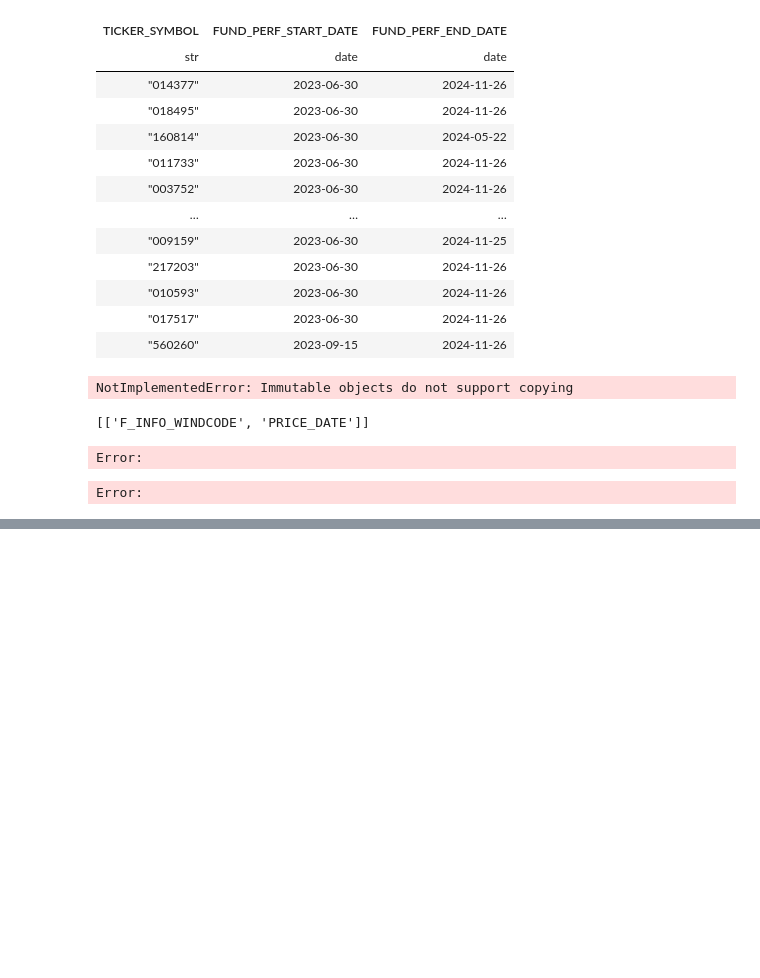
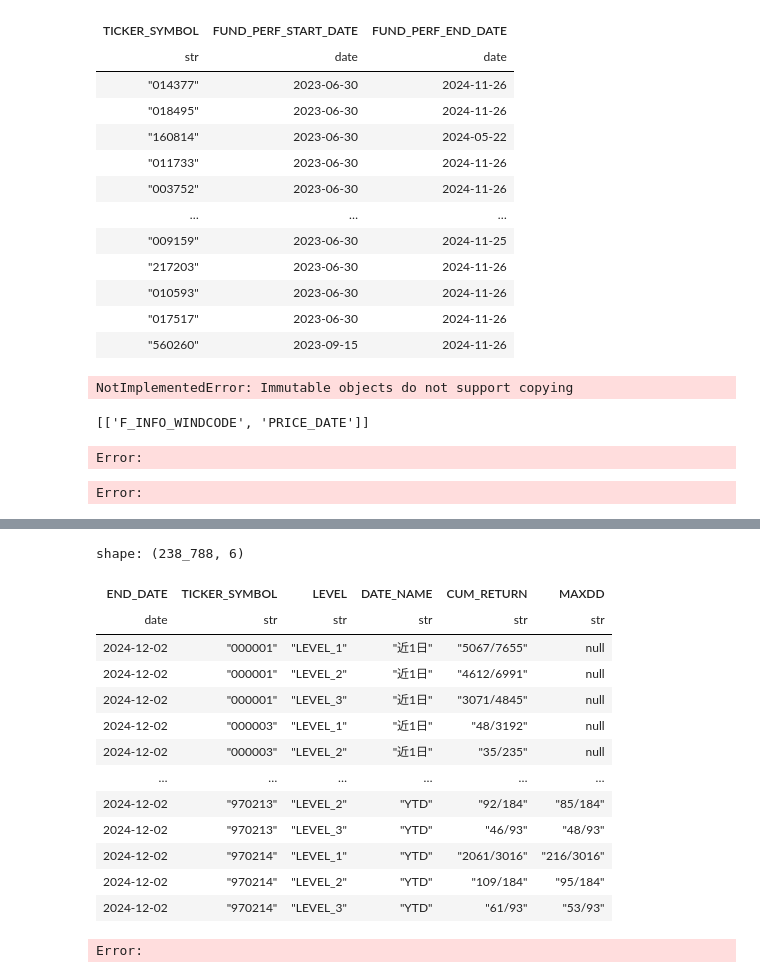
Before and after one commit to cheng66663420/FundResearch, a Jupyter notebook: jupyter/test.ipynb, the cells around one changed output, grey strips where cells are left out. Saved outputs shown, nothing was run; the diff lists cells and outputs as text; code cells hidden in the pictures; blank space fills up the shorter version.

```diff
--- a/jupyter/test.ipynb
+++ b/jupyter/test.ipynb
@@ -725,3 +725,59 @@ shape: (681_772, 13)
 | "970214" | 2024-11-15 | 2024-11-29 | 0.453597 | 14.758201 | 0.030189 | 0.479239 | 15.025131 | ... |
 | "970214" | 2024-11-22 | 2024-11-29 | 0.289829 | 23.524462 | 0.015115 | 0.239939 | 19.175276 | ... |
 | "970214" | 2024-11-28 | 2024-11-29 | 0.081345 | 34.553028 | null | null | null | ... |
+# %%
+from quant_utils.db_conn import JJTG_URI
+import polars as pl
+query_sql = """
+SELECT
+  TRADE_DT as END_DATE,
+  TICKER_SYMBOL,
+  `LEVEL`,
+  F_AVGRETURN_DAY,
+  F_AVGRETURN_WEEK,
+  F_AVGRETURN_MONTH,
+  F_AVGRETURN_THISYEAR,
+  F_MAXDOWNSIDE_WEEK,
+  F_MAXDOWNSIDE_MONTH,
+  F_MAXDOWNSIDE_THISYEAR
+FROM
+  fund_performance_rank
+WHERE
+  1 = 1
+  AND TRADE_DT = '20241202'
+"""
+df = pl.read_database_uri(query_sql, JJTG_URI)
+# %%
+df_ = df.unpivot(
+    index=["END_DATE", "TICKER_SYMBOL", "LEVEL"]
+).with_columns(
+    pl.col("variable").str.split("_").name.keep()
+).with_columns(
+    pl.col("variable").list.get(1).alias("INDICATOR"),
+    pl.col("variable").list.get(2).alias("DATE_NAME"),
+).with_columns(
+    pl.col("DATE_NAME").replace_strict({"DAY": "近1日", "WEEK": "近1周", "MONTH": "近1月", "THISYEAR": "YTD"}),
+    pl.col("INDICATOR").replace_strict({"AVGRETURN": "CUM_RETURN", "MAXDOWNSIDE": "MAXDD"})
+)
+# %%
+df_.pivot(
+    index=["END_DATE", "TICKER_SYMBOL", "LEVEL", "DATE_NAME"],
+    on="INDICATOR",
+    values="value"
+)
+# %% [output]
+shape: (238_788, 6)
+| END_DATE | TICKER_SYMBOL | LEVEL | DATE_NAME | CUM_RETURN | MAXDD |
+| date | str | str | str | str | str |
+| 2024-12-02 | "000001" | "LEVEL_1" | "近1日" | "5067/7655" | null |
+| 2024-12-02 | "000001" | "LEVEL_2" | "近1日" | "4612/6991" | null |
+| 2024-12-02 | "000001" | "LEVEL_3" | "近1日" | "3071/4845" | null |
+| 2024-12-02 | "000003" | "LEVEL_1" | "近1日" | "48/3192" | null |
+| 2024-12-02 | "000003" | "LEVEL_2" | "近1日" | "35/235" | null |
+| … | … | … | … | … | … |
+| 2024-12-02 | "970213" | "LEVEL_2" | "YTD" | "92/184" | "85/184" |
+| 2024-12-02 | "970213" | "LEVEL_3" | "YTD" | "46/93" | "48/93" |
+| 2024-12-02 | "970214" | "LEVEL_1" | "YTD" | "2061/3016" | "216/3016" |
+| 2024-12-02 | "970214" | "LEVEL_2" | "YTD" | "109/184" | "95/184" |
+| 2024-12-02 | "970214" | "LEVEL_3" | "YTD" | "61/93" | "53/93" |
+Error:
```
Also changed, not shown: parts of 1 cell of this notebook, 10 other files.
